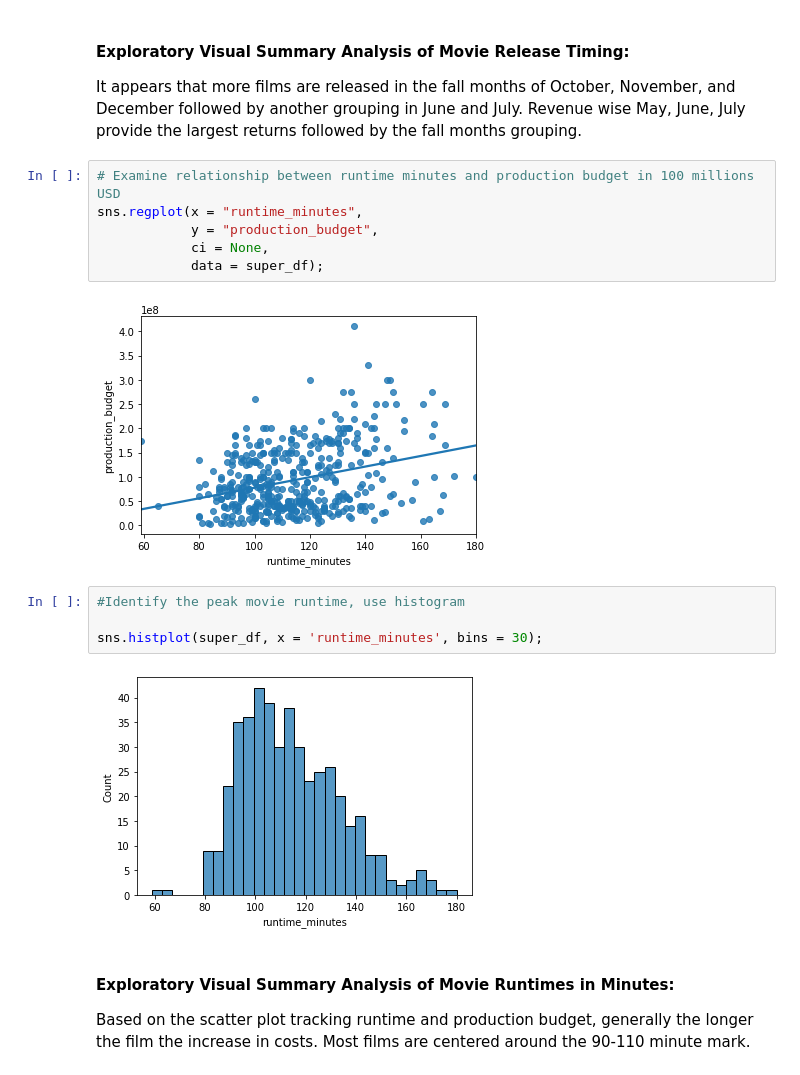
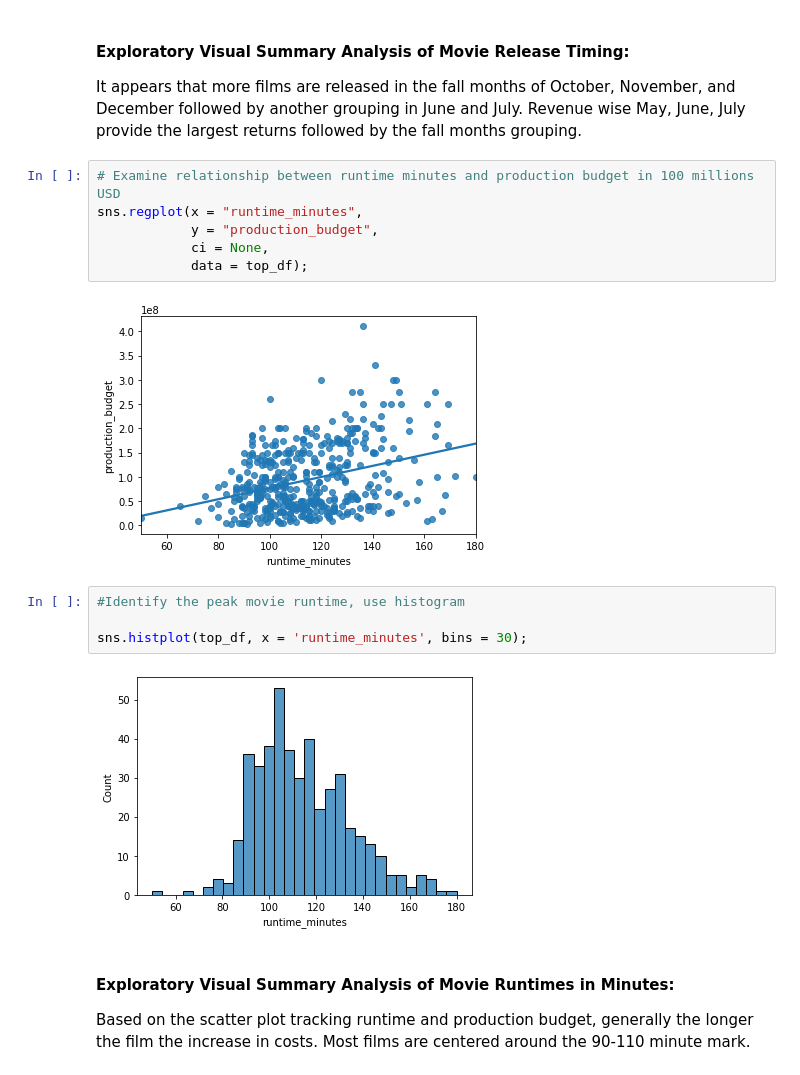
Before and after one commit to JM-Hansen/dsc-phase-1-project-v2-4, a Jupyter notebook: Microsoft_Movie_Analysis.ipynb, the cells around one changed output. Drawn from its saved outputs; the diff is of its cells as text.

```diff
--- a/Microsoft_Movie_Analysis.ipynb
+++ b/Microsoft_Movie_Analysis.ipynb
@@ -1024,15 +1170,15 @@ It appears that more films are released in the fall months of October, November,
 sns.regplot(x = "runtime_minutes",
             y = "production_budget",
             ci = None,
-            data = super_df);
+            data = top_df);
 # %% [output]
-[figure, old version]
+[figure, new version]
 # %%
 #Identify the peak movie runtime, use histogram
 
-sns.histplot(super_df, x = 'runtime_minutes', bins = 30);
+sns.histplot(top_df, x = 'runtime_minutes', bins = 30);
 # %% [output]
-[figure, old version]
+[figure, new version]
 # %% [markdown]
 #### Exploratory Visual Summary Analysis of Movie Runtimes in Minutes:
 
```
Also changed, not shown: parts of 44 cells of this notebook, 4 other files.
